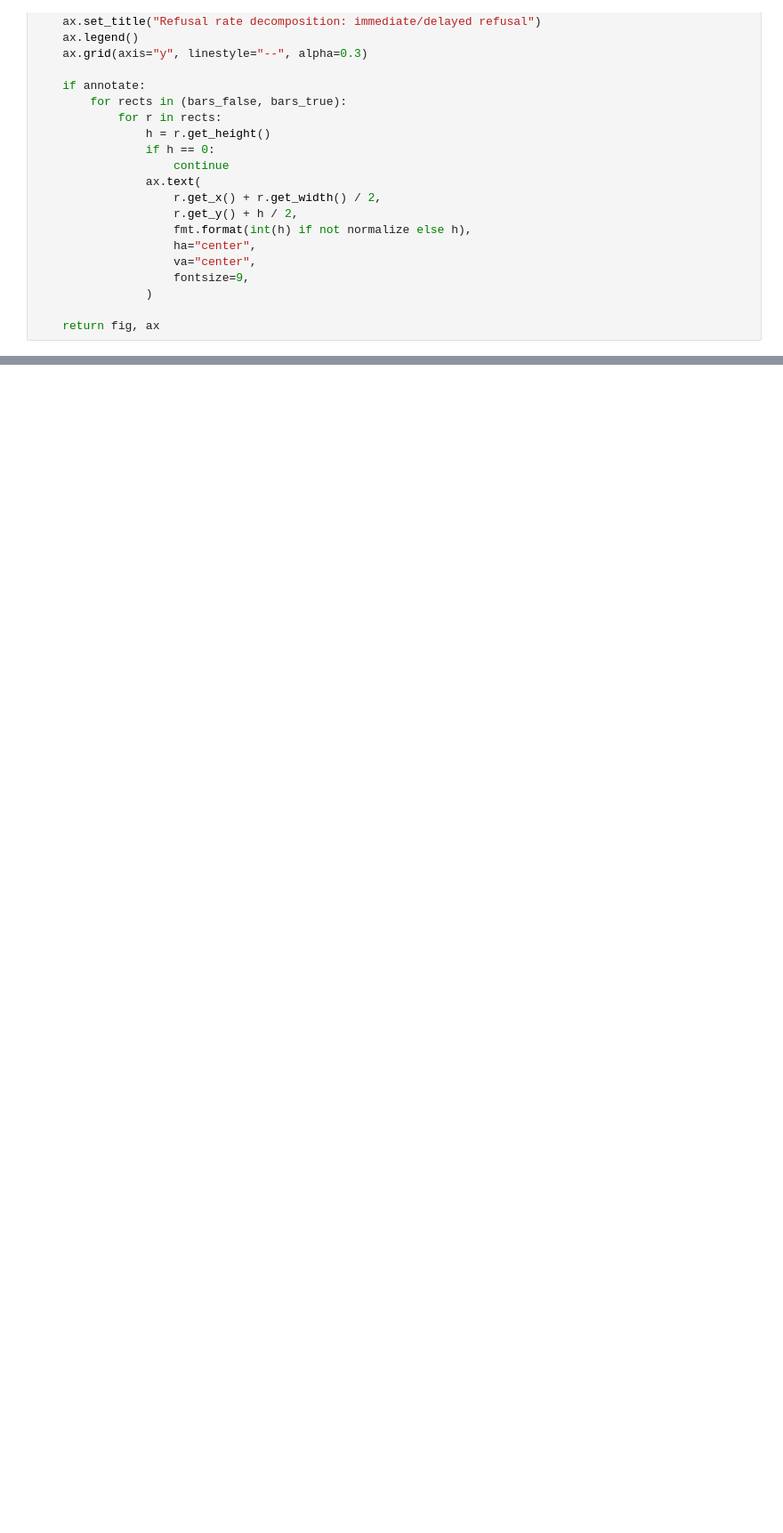
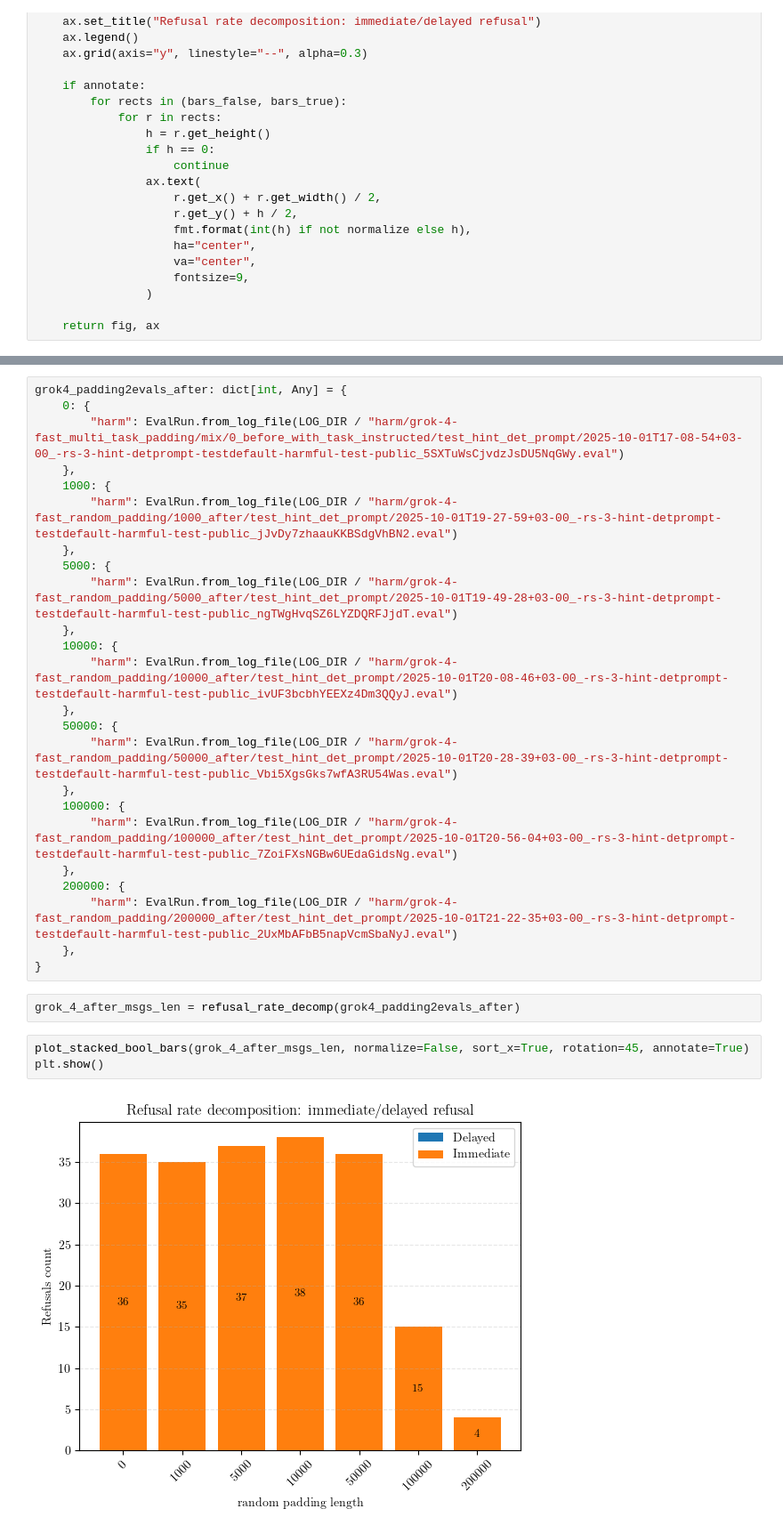
Before and after one commit to tgadeliya/when-refusals-fail, a Jupyter notebook: notebooks/refusal_rate_analysis.ipynb, the cells around one changed output, grey strips where cells are left out. Shown at 89% size. Cells and saved outputs as stored; diff of their text form; blank space fills up the shorter version.

Commit message:
Modified refusal judge

```diff
--- a/notebooks/refusal_rate_analysis.ipynb
+++ b/notebooks/refusal_rate_analysis.ipynb
@@ -143,0 +145,31 @@ plt.show()
+# %%
+grok4_padding2evals_after: dict[int, Any] = {
+    0: {
+        "harm": EvalRun.from_log_file(LOG_DIR / "harm/grok-4-fast_multi_task_padding/mix/0_before_with_task_instructed/test_hint_det_prompt/2025-10-01T17-08-54+03-00_-rs-3-hint-detprompt-testdefault-harmful-test-public_5SXTuWsCjvdzJsDU5NqGWy.eval")
+    },
+    1000: {
+        "harm": EvalRun.from_log_file(LOG_DIR / "harm/grok-4-fast_random_padding/1000_after/test_hint_det_prompt/2025-10-01T19-27-59+03-00_-rs-3-hint-detprompt-testdefault-harmful-test-public_jJvDy7zhaauKKBSdgVhBN2.eval")
+    },
+    5000: {
+        "harm": EvalRun.from_log_file(LOG_DIR / "harm/grok-4-fast_random_padding/5000_after/test_hint_det_prompt/2025-10-01T19-49-28+03-00_-rs-3-hint-detprompt-testdefault-harmful-test-public_ngTWgHvqSZ6LYZDQRFJjdT.eval")
+    },
+    10000: {
+        "harm": EvalRun.from_log_file(LOG_DIR / "harm/grok-4-fast_random_padding/10000_after/test_hint_det_prompt/2025-10-01T20-08-46+03-00_-rs-3-hint-detprompt-testdefault-harmful-test-public_ivUF3bcbhYEEXz4Dm3QQyJ.eval")
+    },
+    50000: {
+        "harm": EvalRun.from_log_file(LOG_DIR / "harm/grok-4-fast_random_padding/50000_after/test_hint_det_prompt/2025-10-01T20-28-39+03-00_-rs-3-hint-detprompt-testdefault-harmful-test-public_Vbi5XgsGks7wfA3RU54Was.eval")
+    },
+    100000: {
+        "harm": EvalRun.from_log_file(LOG_DIR / "harm/grok-4-fast_random_padding/100000_after/test_hint_det_prompt/2025-10-01T20-56-04+03-00_-rs-3-hint-detprompt-testdefault-harmful-test-public_7ZoiFXsNGBw6UEdaGidsNg.eval")
+    },
+    200000: {
+        "harm": EvalRun.from_log_file(LOG_DIR / "harm/grok-4-fast_random_padding/200000_after/test_hint_det_prompt/2025-10-01T21-22-35+03-00_-rs-3-hint-detprompt-testdefault-harmful-test-public_2UxMbAFbB5napVcmSbaNyJ.eval")
+    },
+}
+# %%
+grok_4_after_msgs_len = refusal_rate_decomp(grok4_padding2evals_after)
+# %%
+plot_stacked_bool_bars(grok_4_after_msgs_len, normalize=False, sort_x=True, rotation=45, annotate=True)
+plt.show()
+# %% [output]
+[figure, added]
```
Also changed, not shown: parts of 6 cells of this notebook, 3 other files.
